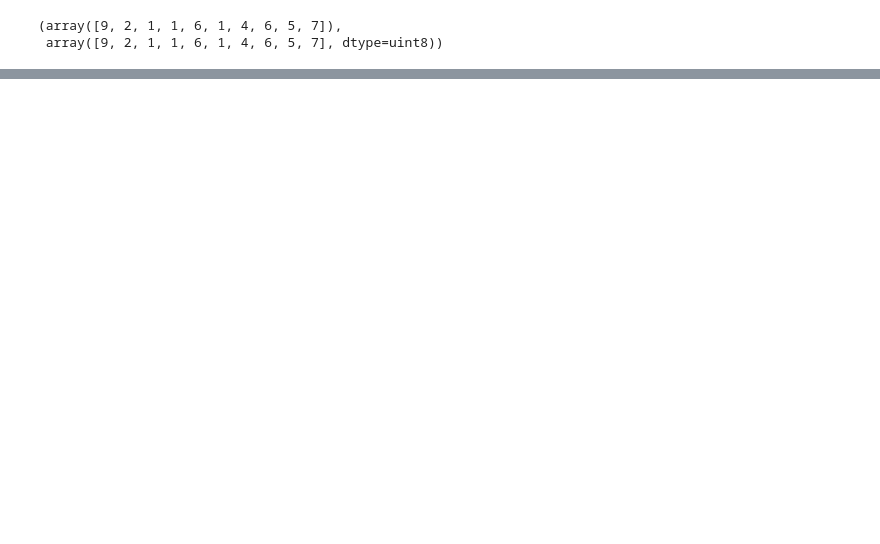
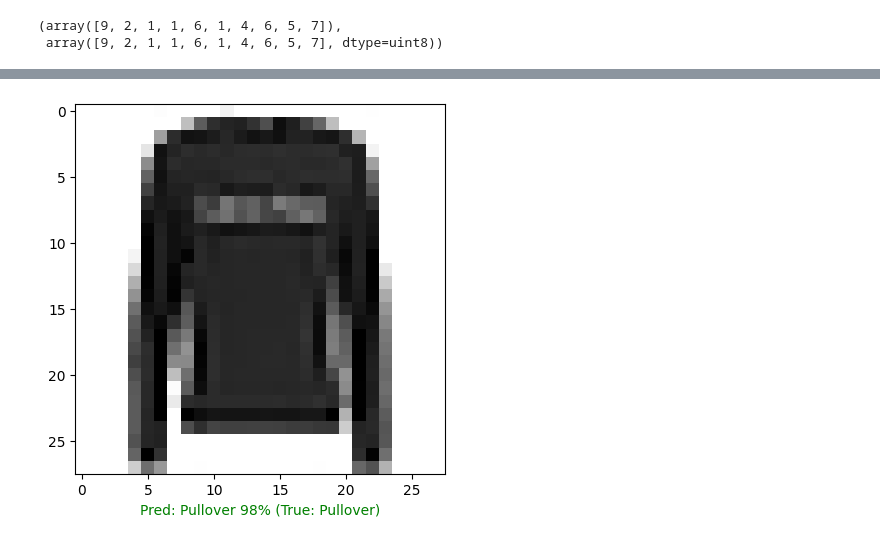
Before and after one commit to issarbhavya/ML, a Jupyter notebook: 02_2_neural_network_multiclass_classification.ipynb, the cells around one changed output, grey strips where cells are left out. Saved outputs shown, nothing was run; the diff lists cells and outputs as text; code cells hidden in the pictures; blank space fills up the shorter version.

```diff
--- a/02_2_neural_network_multiclass_classification.ipynb
+++ b/02_2_neural_network_multiclass_classification.ipynb
@@ -476,0 +527,7 @@ array([[765,   4,  23, 132,   3,   1,  64,   0,   8,   0],
+# %%
+# Check out a random image as well as its prediction
+plot_random_image2(model=model_14,
+                  images=test_data,
+                  true_labels=test_labels,
+                  classes=class_names)
+# %% [output]
@@ -476,0 +535 @@ array([[765,   4,  23, 132,   3,   1,  64,   0,   8,   0],
+[figure, added]
```
Also changed, not shown: parts of 14 cells of this notebook.
